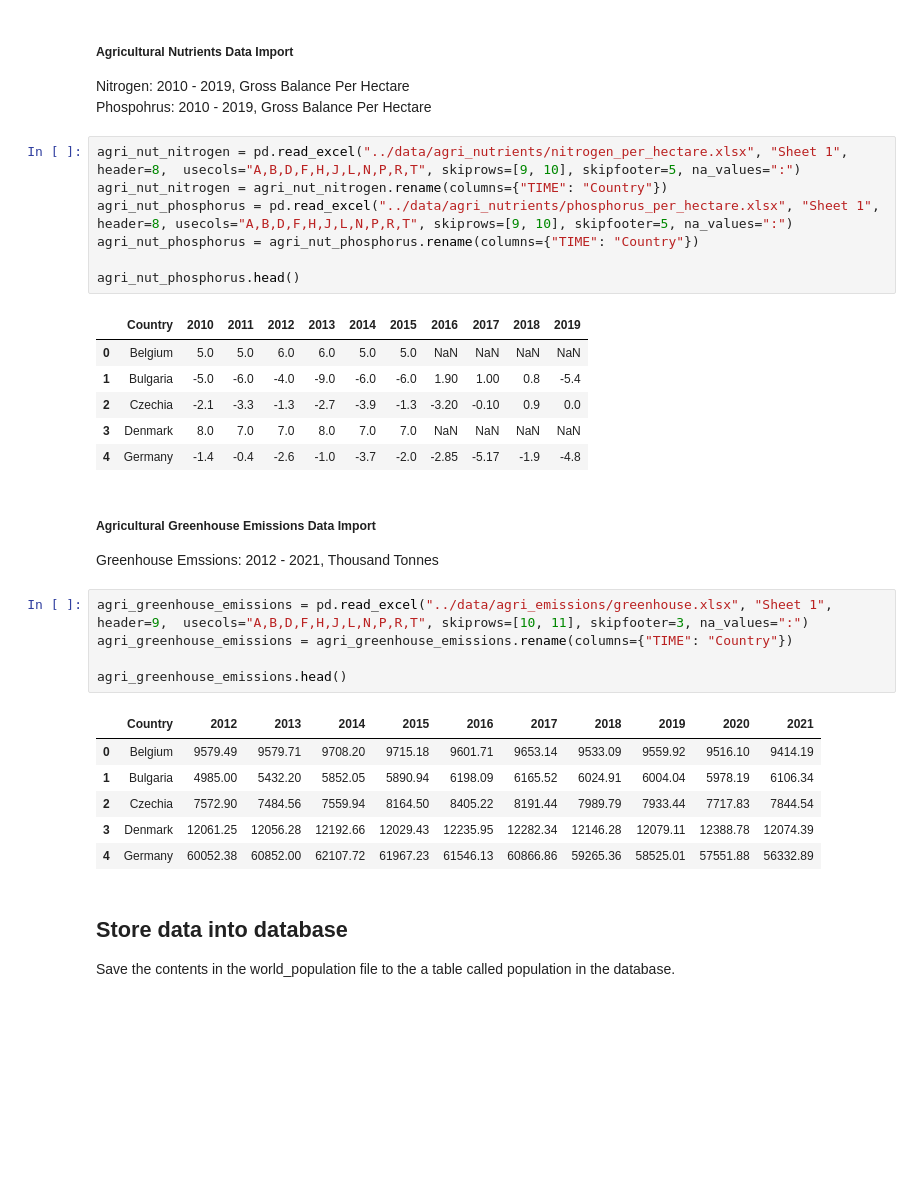
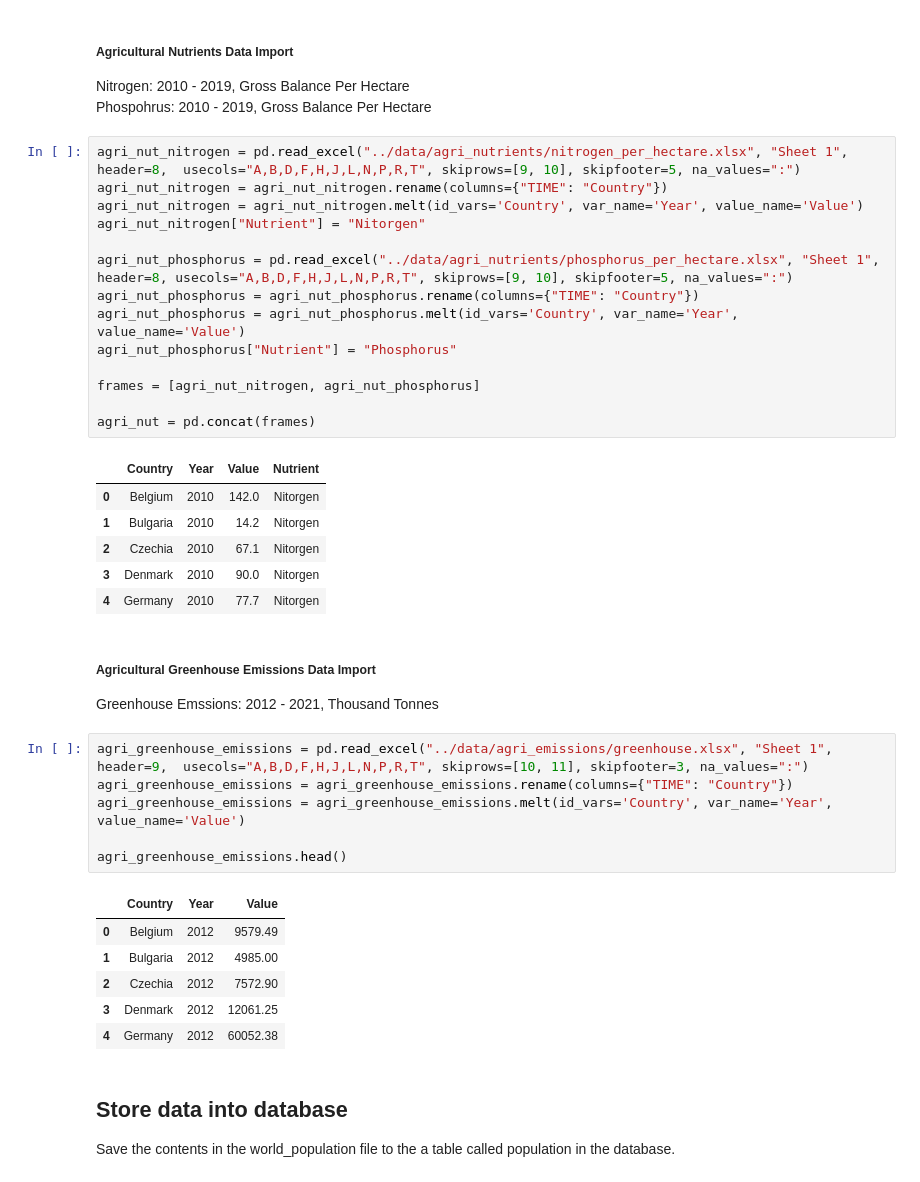
Before and after one commit to frisostolk/DDS-2023, a Jupyter notebook: notebook/combined_notebook.ipynb, the cells around one changed output. Drawn from its saved outputs; the diff is of its cells as text; blank space fills up the shorter version.

```diff
--- a/notebook/combined_notebook.ipynb
+++ b/notebook/combined_notebook.ipynb
@@ -126,17 +131,24 @@ Phospohrus: 2010 - 2019, Gross Balance Per Hectare
 # %%
 agri_nut_nitrogen = pd.read_excel("../data/agri_nutrients/nitrogen_per_hectare.xlsx", "Sheet 1", header=8,  usecols="A,B,D,F,H,J,L,N,P,R,T", skiprows=[9, 10], skipfooter=5, na_values=":")
 agri_nut_nitrogen = agri_nut_nitrogen.rename(columns={"TIME": "Country"})
+agri_nut_nitrogen = agri_nut_nitrogen.melt(id_vars='Country', var_name='Year', value_name='Value')
+agri_nut_nitrogen["Nutrient"] = "Nitorgen"
+
 agri_nut_phosphorus = pd.read_excel("../data/agri_nutrients/phosphorus_per_hectare.xlsx", "Sheet 1", header=8, usecols="A,B,D,F,H,J,L,N,P,R,T", skiprows=[9, 10], skipfooter=5, na_values=":")
 agri_nut_phosphorus = agri_nut_phosphorus.rename(columns={"TIME": "Country"})
+agri_nut_phosphorus = agri_nut_phosphorus.melt(id_vars='Country', var_name='Year', value_name='Value')
+agri_nut_phosphorus["Nutrient"] = "Phosphorus"
 
-agri_nut_phosphorus.head()
+frames = [agri_nut_nitrogen, agri_nut_phosphorus]
+
+agri_nut = pd.concat(frames)
 # %% [output]
-|  | Country | 2010 | 2011 | 2012 | 2013 | 2014 | 2015 | 2016 | 2017 | 2018 | 2019 |
-| 0 | Belgium | 5.0 | 5.0 | 6.0 | 6.0 | 5.0 | 5.0 | NaN | NaN | NaN | NaN |
-| 1 | Bulgaria | -5.0 | -6.0 | -4.0 | -9.0 | -6.0 | -6.0 | 1.90 | 1.00 | 0.8 | -5.4 |
-| 2 | Czechia | -2.1 | -3.3 | -1.3 | -2.7 | -3.9 | -1.3 | -3.20 | -0.10 | 0.9 | 0.0 |
-| 3 | Denmark | 8.0 | 7.0 | 7.0 | 8.0 | 7.0 | 7.0 | NaN | NaN | NaN | NaN |
-| 4 | Germany | -1.4 | -0.4 | -2.6 | -1.0 | -3.7 | -2.0 | -2.85 | -5.17 | -1.9 | -4.8 |
+|  | Country | Year | Value | Nutrient |
+| 0 | Belgium | 2010 | 142.0 | Nitorgen |
+| 1 | Bulgaria | 2010 | 14.2 | Nitorgen |
+| 2 | Czechia | 2010 | 67.1 | Nitorgen |
+| 3 | Denmark | 2010 | 90.0 | Nitorgen |
+| 4 | Germany | 2010 | 77.7 | Nitorgen |
 # %% [markdown]
 ##### Agricultural Greenhouse Emissions Data Import
 
@@ -144,15 +156,16 @@ Greenhouse Emssions:  2012 - 2021, Thousand Tonnes
 # %%
 agri_greenhouse_emissions = pd.read_excel("../data/agri_emissions/greenhouse.xlsx", "Sheet 1", header=9,  usecols="A,B,D,F,H,J,L,N,P,R,T", skiprows=[10, 11], skipfooter=3, na_values=":")
 agri_greenhouse_emissions = agri_greenhouse_emissions.rename(columns={"TIME": "Country"})
+agri_greenhouse_emissions = agri_greenhouse_emissions.melt(id_vars='Country', var_name='Year', value_name='Value')
 
 agri_greenhouse_emissions.head()
 # %% [output]
-|  | Country | 2012 | 2013 | 2014 | 2015 | 2016 | 2017 | 2018 | 2019 | 2020 | 2021 |
-| 0 | Belgium | 9579.49 | 9579.71 | 9708.20 | 9715.18 | 9601.71 | 9653.14 | 9533.09 | 9559.92 | 9516.10 | 9414.19 |
-| 1 | Bulgaria | 4985.00 | 5432.20 | 5852.05 | 5890.94 | 6198.09 | 6165.52 | 6024.91 | 6004.04 | 5978.19 | 6106.34 |
-| 2 | Czechia | 7572.90 | 7484.56 | 7559.94 | 8164.50 | 8405.22 | 8191.44 | 7989.79 | 7933.44 | 7717.83 | 7844.54 |
-| 3 | Denmark | 12061.25 | 12056.28 | 12192.66 | 12029.43 | 12235.95 | 12282.34 | 12146.28 | 12079.11 | 12388.78 | 12074.39 |
-| 4 | Germany | 60052.38 | 60852.00 | 62107.72 | 61967.23 | 61546.13 | 60866.86 | 59265.36 | 58525.01 | 57551.88 | 56332.89 |
+|  | Country | Year | Value |
+| 0 | Belgium | 2012 | 9579.49 |
+| 1 | Bulgaria | 2012 | 4985.00 |
+| 2 | Czechia | 2012 | 7572.90 |
+| 3 | Denmark | 2012 | 12061.25 |
+| 4 | Germany | 2012 | 60052.38 |
 # %% [markdown]
 ## Store data into database
 Save the contents in the world_population file to the a table called population in the database.
```
Also changed, not shown: parts of 3 cells of this notebook, 2 other files.
